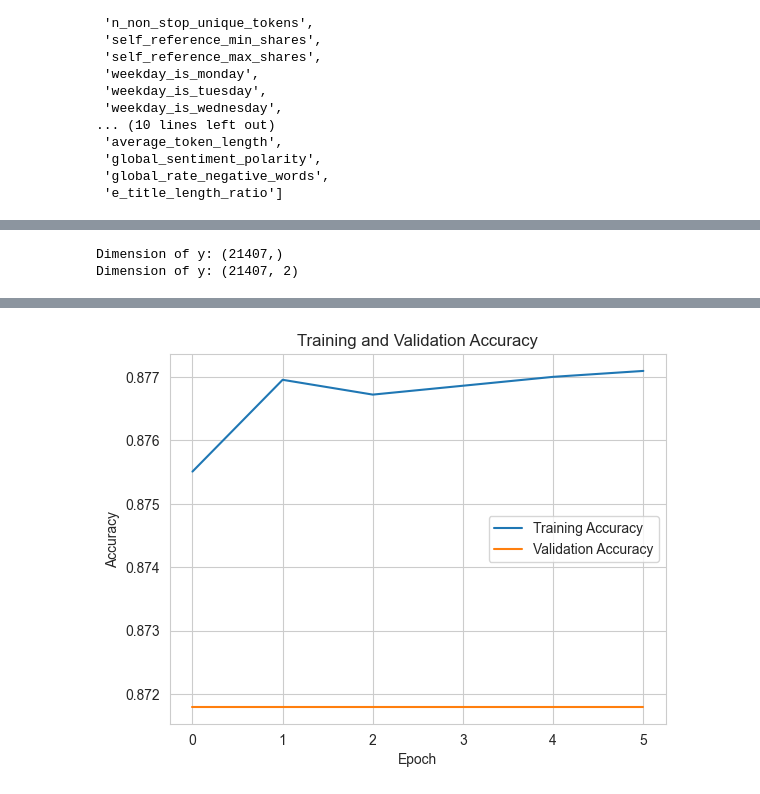
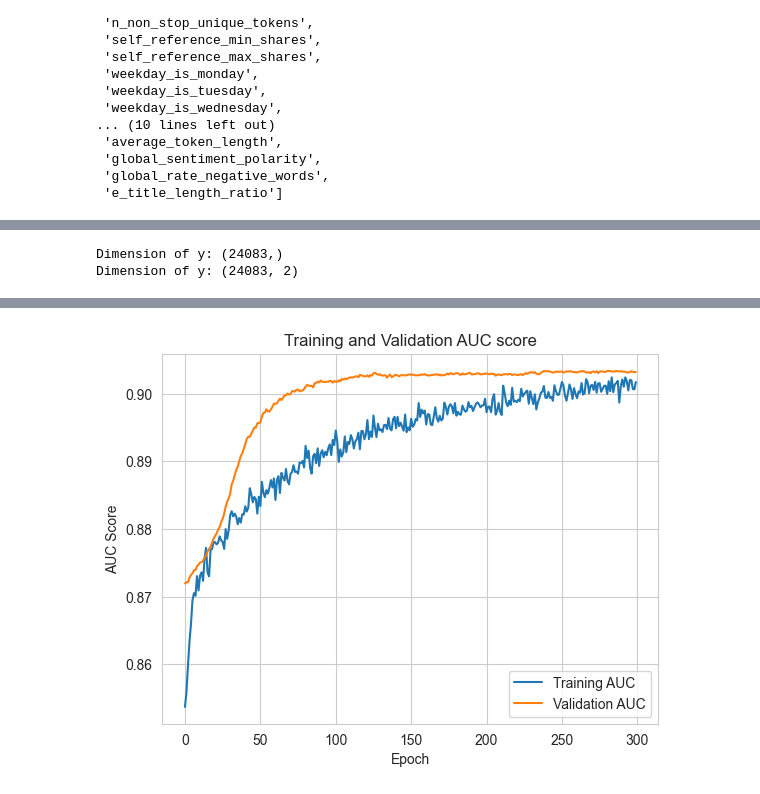
Before and after one commit to viethngn/Data_Science_2_ECBS5233, a Jupyter notebook: take_home_challenge/take_home_challenge_viethngn.ipynb, the cells around one changed output, grey strips where cells are left out. Saved outputs shown, nothing was run; the diff lists cells and outputs as text; code cells hidden in the pictures.

```diff
--- a/take_home_challenge/take_home_challenge_viethngn.ipynb
+++ b/take_home_challenge/take_home_challenge_viethngn.ipynb
@@ -828,8 +668,8 @@ print(X_train.shape, X_val.shape, X_test.shape)
 from sklearn.preprocessing import MinMaxScaler
 
 # normalize data
-# scaler = MinMaxScaler(feature_range=(-1, 1))
-scaler = StandardScaler()
+scaler = MinMaxScaler(feature_range=(-1, 1))
+# scaler = StandardScaler()
 # scaler.fit(features)
 columns_not_to_scale = [col for col in X_train.columns if col not in binary_cols]
 scaler.fit(X_train[columns_not_to_scale])
@@ -839,11 +679,13 @@ X_val[columns_not_to_scale] = scaler.transform(X_val[columns_not_to_scale])
 X_test[columns_not_to_scale] = scaler.transform(X_test[columns_not_to_scale])
 # %%
 def plot_history(fit_history):
-    plt.plot(fit_history['accuracy'], label='Training Accuracy')
-    plt.plot(fit_history['val_accuracy'], label='Validation Accuracy')
+    train_auc_col = [col for col in fit_history.keys() if col.startswith('auc')][0]
+    val_auc_col = [col for col in fit_history.keys() if col.startswith('val_auc')][0]
+    plt.plot(fit_history[train_auc_col], label='Training AUC')
+    plt.plot(fit_history[val_auc_col], label='Validation AUC')
     plt.xlabel('Epoch')
-    plt.ylabel('Accuracy')
-    plt.title('Training and Validation Accuracy')
+    plt.ylabel('AUC Score')
+    plt.title('Training and Validation AUC score')
     plt.legend()
     plt.show()
 # %%
@@ -951,16 +794,16 @@ print(f"Dimension of y: {y_train.shape}")
 
 # Convert target variables to categorical
 num_classes = 2
-y_sets = [y_train, y_test, y_val]
-y_train, y_test, y_val = [to_categorical(y, num_classes=num_classes) for y in y_sets]
+y_sets = [y_train, y_val, y_test]
+y_train, y_val, y_test = [to_categorical(y, num_classes=num_classes) for y in y_sets]
 print(f"Dimension of y: {y_train.shape}")
 # %% [output]
-Dimension of y: (21407,)
-Dimension of y: (21407, 2)
+Dimension of y: (24083,)
+Dimension of y: (24083, 2)
 # %%
 def custom_categorical_loss(y_true, y_pred):
     # Define class weights
-    class_weights = tf.constant([1.0, 10000.0])  # Assuming there are 2 classes with different weights
+    class_weights = tf.constant([1.0, 1000.0])  # Assuming there are 2 classes with different weights
 
     # Calculate Categorical Crossentropy
     cat_crossentropy = tf.keras.losses.CategoricalCrossentropy(from_logits=False)
@@ -985,9 +828,10 @@ simple_softmax_model = Sequential([
     Input(shape=X_train.shape[1:]),
     # Dropout(0.4),
     # Normalization(),
-    Dense(16384, activation='relu', kernel_regularizer=l1(0.5), kernel_initializer='glorot_normal'),
-    Dropout(0.4),
-    Dense(2, activation='softmax')
+    # Dense(16384, activation='relu', kernel_regularizer=l1(0.5), kernel_initializer='glorot_normal'),
+    Dense(22, activation='relu', kernel_regularizer=l1(0.5)),
+    Dropout(0.7),
+    Dense(2, activation='softmax', kernel_regularizer=l1(0.5), kernel_initializer='glorot_normal')
 ])
 
 # Compile the model
@@ -996,8 +840,8 @@ simple_softmax_model.compile(loss=custom_categorical_loss, optimizer=opt, metric
 # print(simple_model.summary())
 
 # Fit the model
-keras.utils.set_random_seed(20240408)  # for reproducibility
-simple_softmax_history = simple_softmax_model.fit(X_train, y_train, validation_data=(X_val, y_val), epochs=300, callbacks=[EarlyStopping(monitor='val_accuracy', patience=5, verbose=1)], batch_size=3)
+keras.utils.set_random_seed(42)  # for reproducibility
+simple_softmax_history = simple_softmax_model.fit(X_train, y_train, validation_data=(X_val, y_val), epochs=300, callbacks=[EarlyStopping(monitor='val_auc', mode='max', patience=3, verbose=1, min_delta=0.01)], batch_size=64)
 # simple_softmax_history = simple_softmax_model.fit(X_train, y_train, validation_data=(X_test, y_test), epochs=300, callbacks=[EarlyStopping(monitor='val_accuracy', patience=5, verbose=1)], batch_size=128)
 
 # Evaluation of the model on the validation set
@@ -1023,4 +870,4 @@ Epoch 6: early stopping
-[figure, old version]
+[figure, new version]
 # %%
 # update_summary_score(summary_df,
 #                'Softmax NN',
```
Also changed, not shown: parts of 95 cells of this notebook, 1 other file.
